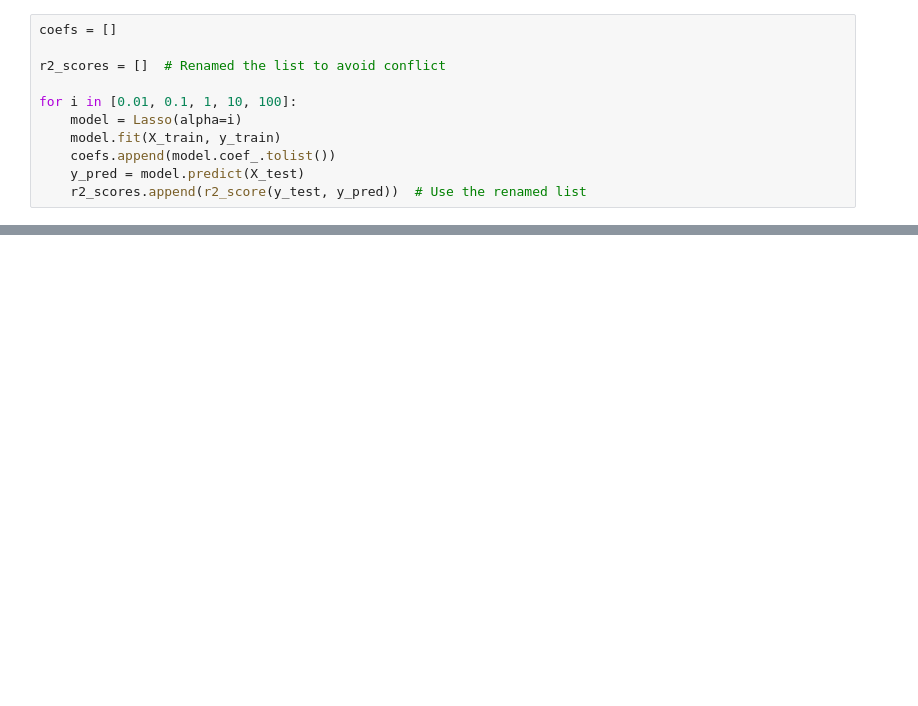
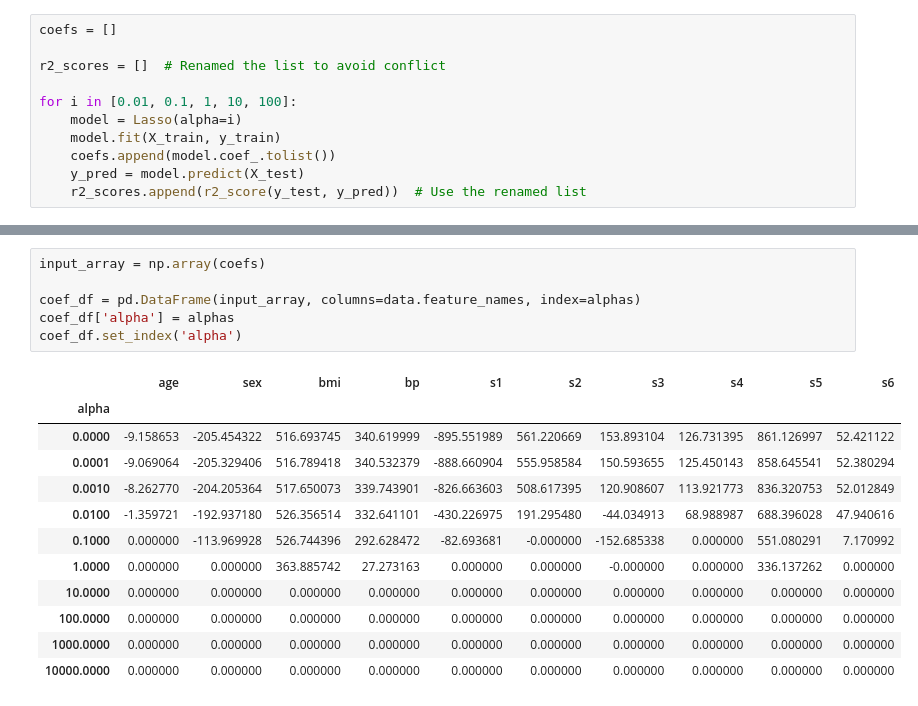
Before and after one commit to HumairaMahi-03/Machine-Learning-, a Jupyter notebook: Lasso_Regression/lasso-regression-key-points.ipynb, the cells around one changed output, grey strips where cells are left out. Drawn from its saved outputs; the diff is of its cells as text; blank space fills up the shorter version.

```diff
--- a/Lasso_Regression/lasso-regression-key-points.ipynb
+++ b/Lasso_Regression/lasso-regression-key-points.ipynb
@@ -37,0 +74,19 @@ for i in [0.01, 0.1, 1, 10, 100]:
+# %%
+input_array = np.array(coefs)
+
+coef_df = pd.DataFrame(input_array, columns=data.feature_names, index=alphas)
+coef_df['alpha'] = alphas
+coef_df.set_index('alpha')
+# %% [output]
+|  | age | sex | bmi | bp | s1 | s2 | s3 | s4 | s5 | s6 |
+| alpha |  |  |  |  |  |  |  |  |  |  |
+| 0.0000 | -9.158653 | -205.454322 | 516.693745 | 340.619999 | -895.551989 | 561.220669 | 153.893104 | 126.731395 | 861.126997 | 52.421122 |
+| 0.0001 | -9.069064 | -205.329406 | 516.789418 | 340.532379 | -888.660904 | 555.958584 | 150.593655 | 125.450143 | 858.645541 | 52.380294 |
+| 0.0010 | -8.262770 | -204.205364 | 517.650073 | 339.743901 | -826.663603 | 508.617395 | 120.908607 | 113.921773 | 836.320753 | 52.012849 |
+| 0.0100 | -1.359721 | -192.937180 | 526.356514 | 332.641101 | -430.226975 | 191.295480 | -44.034913 | 68.988987 | 688.396028 | 47.940616 |
+| 0.1000 | 0.000000 | -113.969928 | 526.744396 | 292.628472 | -82.693681 | -0.000000 | -152.685338 | 0.000000 | 551.080291 | 7.170992 |
+| 1.0000 | 0.000000 | 0.000000 | 363.885742 | 27.273163 | 0.000000 | 0.000000 | -0.000000 | 0.000000 | 336.137262 | 0.000000 |
+| 10.0000 | 0.000000 | 0.000000 | 0.000000 | 0.000000 | 0.000000 | 0.000000 | 0.000000 | 0.000000 | 0.000000 | 0.000000 |
+| 100.0000 | 0.000000 | 0.000000 | 0.000000 | 0.000000 | 0.000000 | 0.000000 | 0.000000 | 0.000000 | 0.000000 | 0.000000 |
+| 1000.0000 | 0.000000 | 0.000000 | 0.000000 | 0.000000 | 0.000000 | 0.000000 | 0.000000 | 0.000000 | 0.000000 | 0.000000 |
+| 10000.0000 | 0.000000 | 0.000000 | 0.000000 | 0.000000 | 0.000000 | 0.000000 | 0.000000 | 0.000000 | 0.000000 | 0.000000 |
```
Also changed, not shown: parts of 9 cells of this notebook, 10 other files.
